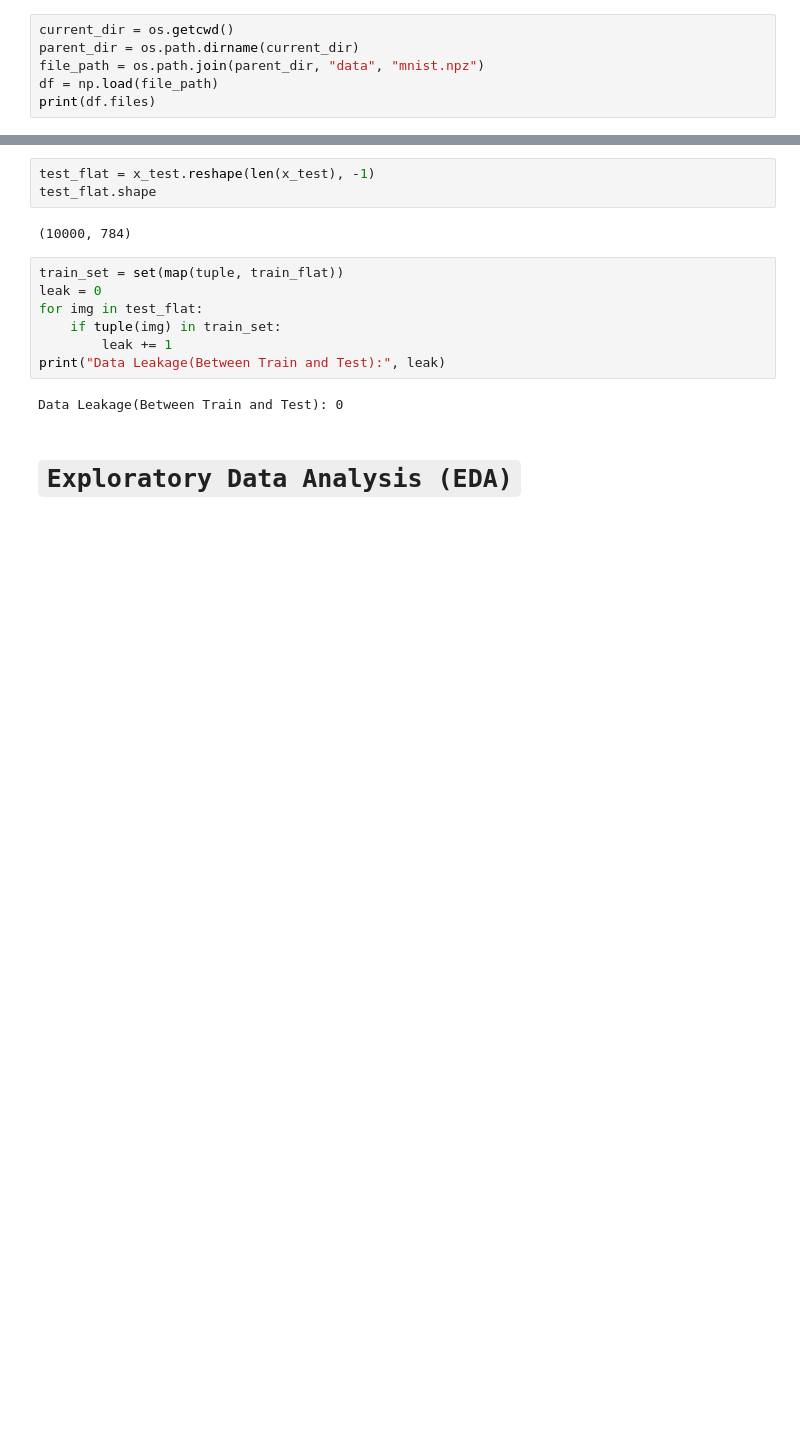
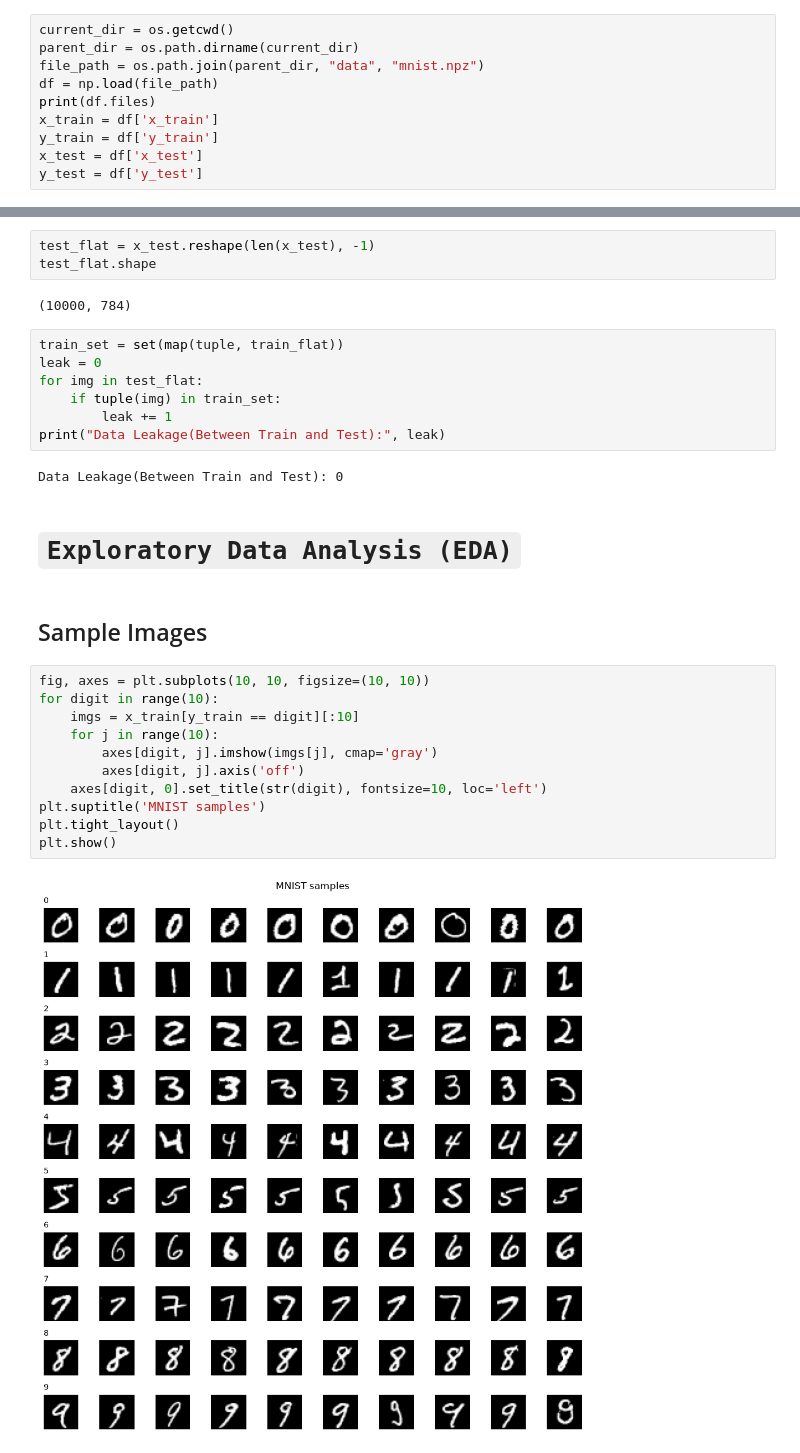
Before and after one commit to mrpaul-10/CodeAlpha_Handwritten_Character_Recognition, a Jupyter notebook: notebook/Handwritten_recognition.ipynb, the cells around one changed output, grey strips where cells are left out. Drawn from its saved outputs; the diff is of its cells as text; blank space fills up the shorter version.

```diff
--- a/notebook/Handwritten_recognition.ipynb
+++ b/notebook/Handwritten_recognition.ipynb
@@ -22,6 +22,10 @@ parent_dir = os.path.dirname(current_dir)
 file_path = os.path.join(parent_dir, "data", "mnist.npz")
 df = np.load(file_path)
 print(df.files)
+x_train = df['x_train']
+y_train = df['y_train']
+x_test = df['x_test']
+y_test = df['y_test']
 # %% [output]
 ['x_test', 'x_train', 'y_train', 'y_test']
 # %% [markdown]
@@ -83,3 +87,18 @@ print("Data Leakage(Between Train and Test):", leak)
 Data Leakage(Between Train and Test): 0
 # %% [markdown]
 # `Exploratory Data Analysis (EDA)`
+# %% [markdown]
+## Sample Images
+# %%
+fig, axes = plt.subplots(10, 10, figsize=(10, 10))
+for digit in range(10):
+    imgs = x_train[y_train == digit][:10]
+    for j in range(10):
+        axes[digit, j].imshow(imgs[j], cmap='gray')
+        axes[digit, j].axis('off')
+    axes[digit, 0].set_title(str(digit), fontsize=10, loc='left')
+plt.suptitle('MNIST samples')
+plt.tight_layout()
+plt.show()
+# %% [output]
+[figure, added]
```
Also changed, not shown: parts of 3 cells of this notebook.
